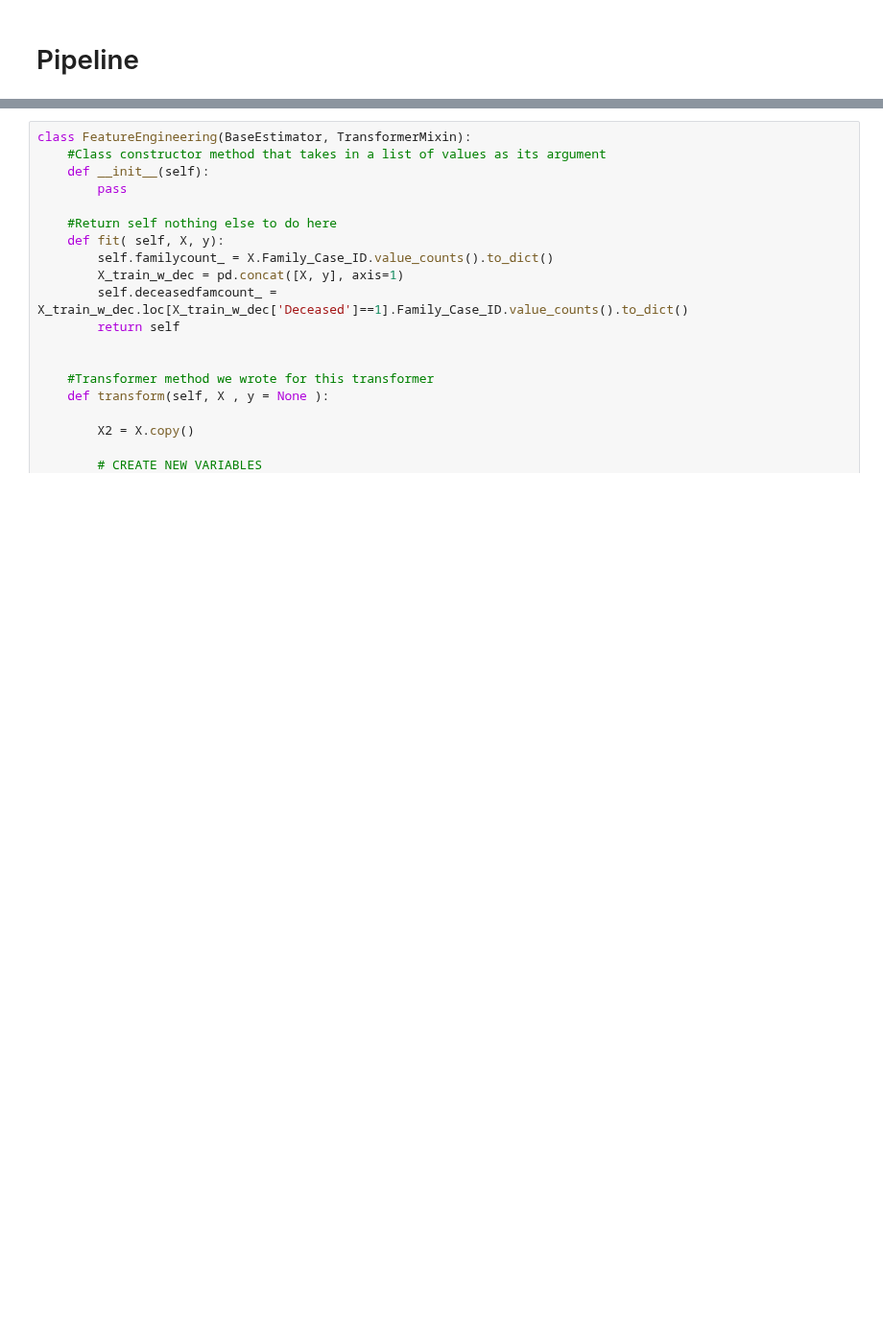
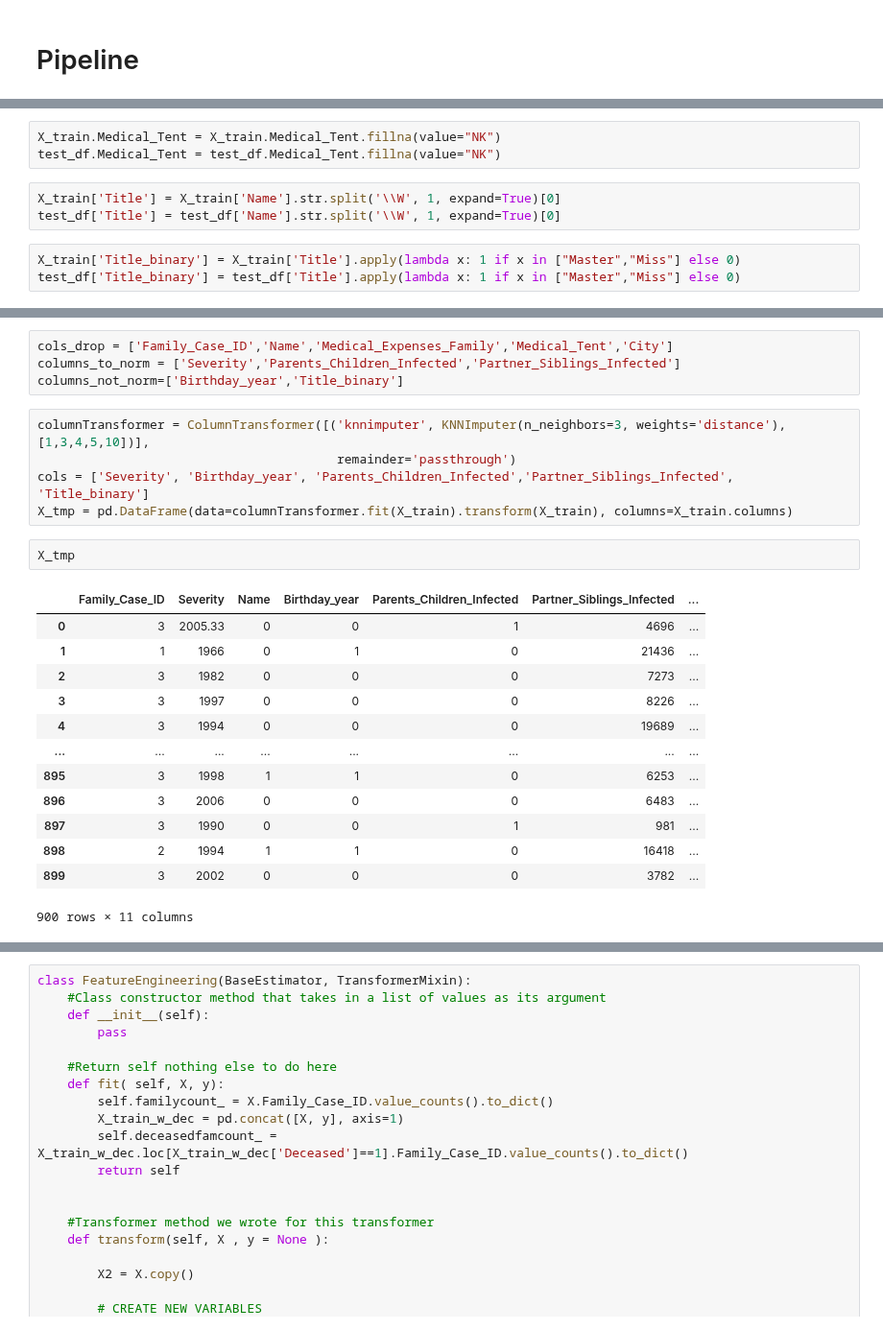
Before and after one commit to DavidSilva98/ML_project, a Jupyter notebook: group7.ipynb, the cells around one changed output, grey strips where cells are left out. Shown at 96% size. Saved outputs shown, nothing was run; the diff lists cells and outputs as text; blank space fills up the shorter version.

Commit message:
column transformer

```diff
--- a/group7.ipynb
+++ b/group7.ipynb
@@ -871,0 +894,9 @@ Everything ready to start modelling!
+# %%
+X_train.Medical_Tent = X_train.Medical_Tent.fillna(value="NK")
+test_df.Medical_Tent = test_df.Medical_Tent.fillna(value="NK")
+# %%
+X_train['Title'] = X_train['Name'].str.split('\\W', 1, expand=True)[0]
+test_df['Title'] = test_df['Name'].str.split('\\W', 1, expand=True)[0]
+# %%
+X_train['Title_binary'] = X_train['Title'].apply(lambda x: 1 if x in ["Master","Miss"] else 0)
+test_df['Title_binary'] = test_df['Title'].apply(lambda x: 1 if x in ["Master","Miss"] else 0)
@@ -871,0 +911,25 @@ Everything ready to start modelling!
+# %%
+cols_drop = ['Family_Case_ID','Name','Medical_Expenses_Family','Medical_Tent','City']
+columns_to_norm = ['Severity','Parents_Children_Infected','Partner_Siblings_Infected']
+columns_not_norm=['Birthday_year','Title_binary']
+# %%
+columnTransformer = ColumnTransformer([('knnimputer', KNNImputer(n_neighbors=3, weights='distance'), [1,3,4,5,10])],
+                                        remainder='passthrough')
+cols = ['Severity', 'Birthday_year', 'Parents_Children_Infected','Partner_Siblings_Infected', 'Title_binary']
+X_tmp = pd.DataFrame(data=columnTransformer.fit(X_train).transform(X_train), columns=X_train.columns)
+# %%
+X_tmp
+# %% [output]
+|  | Family_Case_ID | Severity | Name | Birthday_year | Parents_Children_Infected | Partner_Siblings_Infected | ... |
+| 0 | 3 | 2005.33 | 0 | 0 | 1 | 4696 | ... |
+| 1 | 1 | 1966 | 0 | 1 | 0 | 21436 | ... |
+| 2 | 3 | 1982 | 0 | 0 | 0 | 7273 | ... |
+| 3 | 3 | 1997 | 0 | 0 | 0 | 8226 | ... |
+| 4 | 3 | 1994 | 0 | 0 | 0 | 19689 | ... |
+| ... | ... | ... | ... | ... | ... | ... | ... |
+| 895 | 3 | 1998 | 1 | 1 | 0 | 6253 | ... |
+| 896 | 3 | 2006 | 0 | 0 | 0 | 6483 | ... |
+| 897 | 3 | 1990 | 0 | 0 | 1 | 981 | ... |
+| 898 | 2 | 1994 | 1 | 1 | 0 | 16418 | ... |
+| 899 | 3 | 2002 | 0 | 0 | 0 | 3782 | ... |
+900 rows × 11 columns
```
Also changed, not shown: parts of 7 cells of this notebook, 1 other file.
